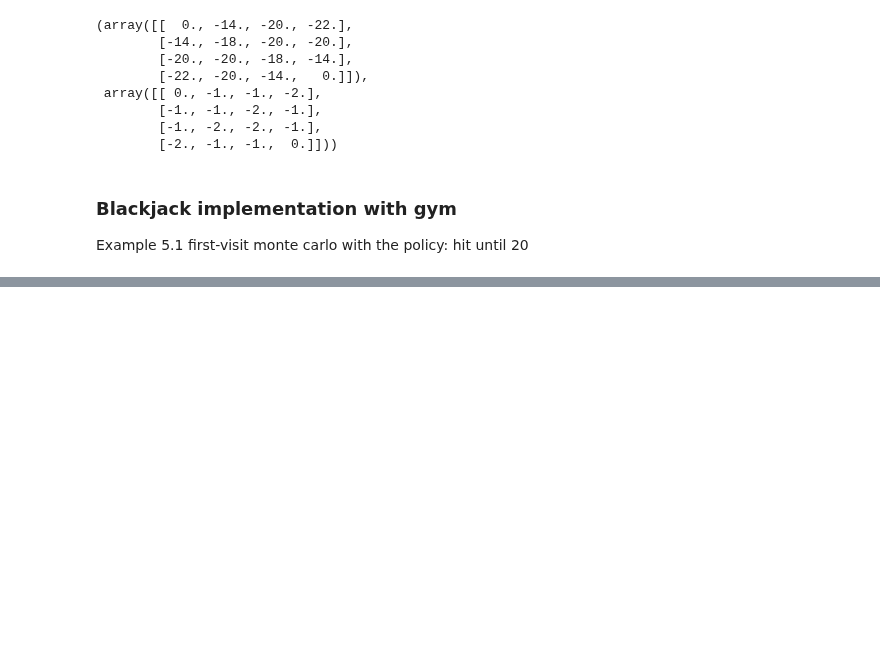
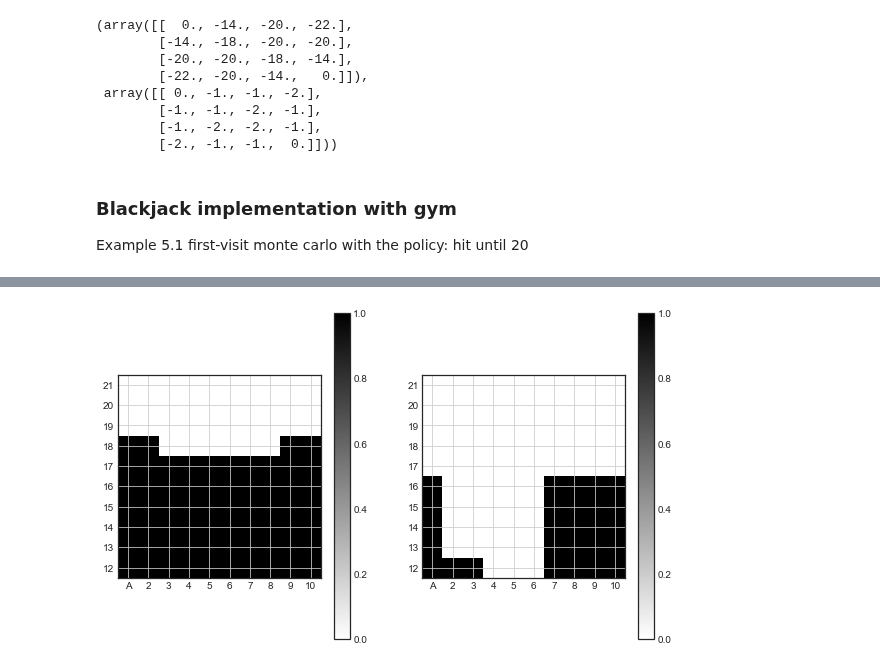
Before and after one commit to ha5ha6/judy_blog, a Jupyter notebook: _notebooks/basicRL.ipynb, the cells around one changed output, grey strips where cells are left out. Saved outputs shown, nothing was run; the diff lists cells and outputs as text; code cells hidden in the pictures; blank space fills up the shorter version.

```diff
--- a/_notebooks/basicRL.ipynb
+++ b/_notebooks/basicRL.ipynb
@@ -309,0 +573,90 @@ plt.savefig('blackjack_fvmc.png',dpi=350)
+# %%
+x = np.arange(-3.0, 3.0, 0.05)
+y = np.arange(-3.0, 3.0, 0.05)
+X, Y = np.meshgrid(x, y)
+
+#plt.imshow(X)
+
+player_sum=np.arange(21,11,-1)
+dealer_show=np.arange(1,10+1)
+
+X,Y=np.meshgrid(dealer_show,player_sum)
+
+#print(Y)
+z_ace=np.zeros((len(dealer_show),len(player_sum)))
+z_noace=np.zeros((len(dealer_show),len(player_sum)))
+
+for (p,d,ace),q in Q.items():
+    if ace==1:
+        #print(max(q))
+
+        #print(p,d)
+
+        z_ace[21-p,d-1]=np.argmax(q)
+    else:
+        if p>11:
+            z_noace[21-p,d-1]=np.argmax(q)
+
+#z[0,9]=1
+#z[d-1,p-12]=1
+#z
+
+#plt.xticks(labels=range(1,11))
+#locs, labels = plt.xticks()
+#plt.xticks(np.arange(1, 11, step=1))
+#plt.yticks(np.arange(12, 22, step=1))
+#plt.gird()
+#plt.grid()xticks(ticks=None, labels=None, **kwargs)[source]¶
+plt.style.use('seaborn-white')
+
+fig=plt.figure(figsize=(10,6))
+ax=fig.add_subplot(1,2,1)
+ax.set_aspect('equal', adjustable='box')
+ax.set_xticks(np.arange(0,11,1))
+ax.set_yticks(np.arange(0,11,1))
+x_ticks_labels = ['A','2','3','4','5','6','7','8','9','10','11']
+y_ticks_labels = ['21','20','19','18','17','16','15','14','13','12','11']
+ax.set_xticklabels(x_ticks_labels)
+ax.set_yticklabels(y_ticks_labels)
+#ax.set_yticklabels(np.arange(21,10,1))
+plt.grid()
+#plt.ylim((0,10))
+#plt.xlim((0,nx))
+plt.imshow(z_ace,cmap='gray_r')
+plt.colorbar()
+
+ax=fig.add_subplot(1,2,2)
+ax.set_aspect('equal', adjustable='box')
+ax.set_xticks(np.arange(0,11,1))
+ax.set_yticks(np.arange(0,11,1))
+x_ticks_labels = ['A','2','3','4','5','6','7','8','9','10','11']
+y_ticks_labels = ['21','20','19','18','17','16','15','14','13','12','11']
+ax.set_xticklabels(x_ticks_labels)
+ax.set_yticklabels(y_ticks_labels)
+#ax.set_yticklabels(np.arange(21,10,1))
+plt.grid()
+#plt.ylim((0,10))
+#plt.xlim((0,nx))
+plt.imshow(z_noace,cmap='gray_r')
+plt.colorbar()
+
+X,Y
+
+z=np.zeros((len(dealer_show),len(player_sum)))
+z[0,1]=1
+z
+
+x = np.arange(2,10,2)
+y = x.copy()
+x_ticks_labels = ['jan','feb','mar','apr','may']
+
+np.arange(0,11,1)
+
+z_ace=np.zeros((len(dealer_show),len(player_sum)))
+
+print(z_ace.shape)
+
+z_ace[9,5]=1
+
+21-12,6-1
+# %% [output]
@@ -309,0 +665 @@ plt.savefig('blackjack_fvmc.png',dpi=350)
+[figure, added]
```
Also changed, not shown: parts of 13 cells of this notebook, 4 other files.
